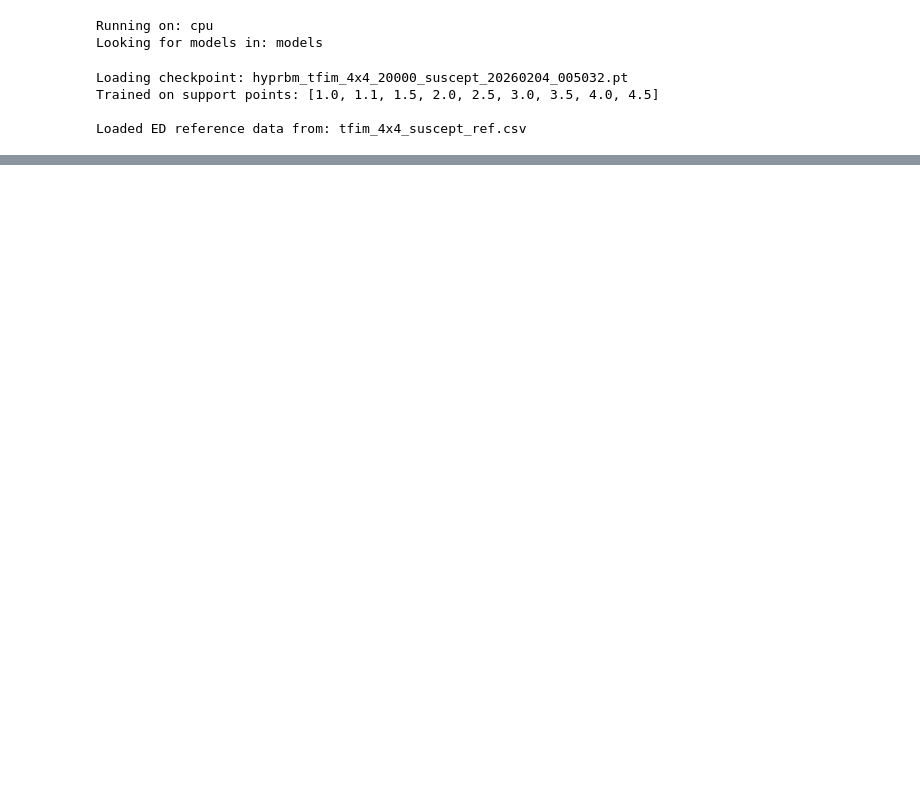
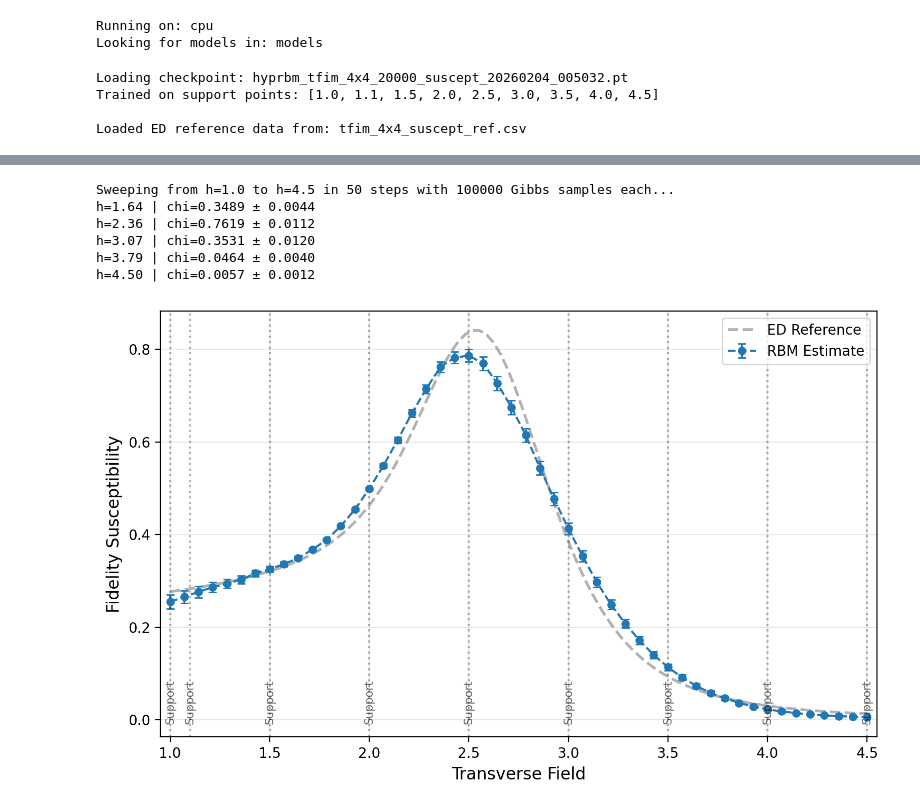
Before and after one commit to simontonner/neural-quantum-tomo, a Jupyter notebook: parametric_qst_single/tfim_4x4/suscept_eval.ipynb, the cells around one changed output, grey strips where cells are left out. Saved outputs shown, nothing was run; the diff lists cells and outputs as text; code cells hidden in the pictures; blank space fills up the shorter version.

```diff
--- a/parametric_qst_single/tfim_4x4/suscept_eval.ipynb
+++ b/parametric_qst_single/tfim_4x4/suscept_eval.ipynb
@@ -47,9 +47,15 @@ def estimate_susceptibility(model, h_val, n_samples, k_steps, rng):
         create_graph=False
     )[0]
 
-    # quadratic formula can be simplified to variance of the gradient (Var(d log_psi / dh))
+    # quadratic formula can be simplified to variance of the gradient: Var(d log_psi / dh)
     chi = torch.var(grads.squeeze(), unbiased=True)
-    return chi.item()
+
+    # estimate uncertainty of susceptibility via fourth central moment (kurtosis-aware variance)
+    X = grads.squeeze()
+    var_chi = (torch.mean(X**4) - torch.mean(X**2)**2) / n_samples
+
+    chi_err = torch.sqrt(var_chi)
+    return chi.item(), chi_err.item()
 # %%
 model_filename = "hyprbm_tfim_4x4_20000_suscept_20260204_005032.pt"
 model_path = models_dir / model_filename
@@ -123,3 +80,55 @@ h=4.50 | chi=0.0057
+# %%
+H_MIN = 1.0
+H_MAX = 4.5
+SWEEP_POINTS = 50
+SAMPLES_EVAL = 100_000
+K_STEPS_EVAL = 20
+
+h_eval = np.linspace(H_MIN, H_MAX, SWEEP_POINTS)
+
+print(f"Sweeping from h={H_MIN} to h={H_MAX} in {SWEEP_POINTS} steps with {SAMPLES_EVAL} Gibbs samples each...")
+
+chi_values = []
+chi_errors = []
+
+for i, h in enumerate(h_eval):
+    # instead of carrying over RNG state, we have Common Random Numbers (CRN)
+    rng_point = torch.Generator(device=device).manual_seed(42)
+
+    chi, chi_err = estimate_susceptibility(model, h, n_samples=SAMPLES_EVAL, k_steps=K_STEPS_EVAL, rng=rng_point)
+
+    chi_values.append(chi)
+    chi_errors.append(chi_err)
+
+    if ((i + 1) % 10) == 0:
+        print(f"h={h:.2f} | chi={chi:.4f} ± {chi_err:.4f}")
+
+plt.figure(figsize=(8, 5), dpi=200)
+
+plt.plot(ref_df["h"], ref_df["chi_F"], "--", color="gray", linewidth=2, alpha=0.6, label="ED Reference")
+plt.errorbar(h_eval, chi_values, yerr=chi_errors, fmt="o--", markersize=5, capsize=3, label="RBM Estimate")
+
+for h_supp in h_support:
+    if H_MIN <= h_supp <= H_MAX:
+        plt.axvline(h_supp, linestyle=":", color="k", alpha=0.3)
+        plt.text(h_supp, 0.03, "Support", rotation=90, va="bottom", ha="center",
+                 fontsize=8, alpha=0.6, transform=plt.gca().get_xaxis_transform())
+
+plt.xlabel(r"Transverse Field", fontsize=12)
+plt.ylabel(r"Fidelity Susceptibility", fontsize=12)
+plt.legend()
+plt.grid(True, alpha=0.3)
+plt.xlim(H_MIN - 0.05, H_MAX + 0.05)
+plt.tight_layout()
+plt.show()
+# %% [output]
+Sweeping from h=1.0 to h=4.5 in 50 steps with 100000 Gibbs samples each...
+h=1.64 | chi=0.3489 ± 0.0044
+h=2.36 | chi=0.7619 ± 0.0112
+h=3.07 | chi=0.3531 ± 0.0120
+h=3.79 | chi=0.0464 ± 0.0040
+h=4.50 | chi=0.0057 ± 0.0012
+[figure, added]
 # %%
 timestamp = datetime.datetime.now().strftime("%Y%m%d_%H%M%S")
 results = np.column_stack((h_eval, chi_values))
```
Also changed, not shown: parts of 2 cells of this notebook, 6 other files.
